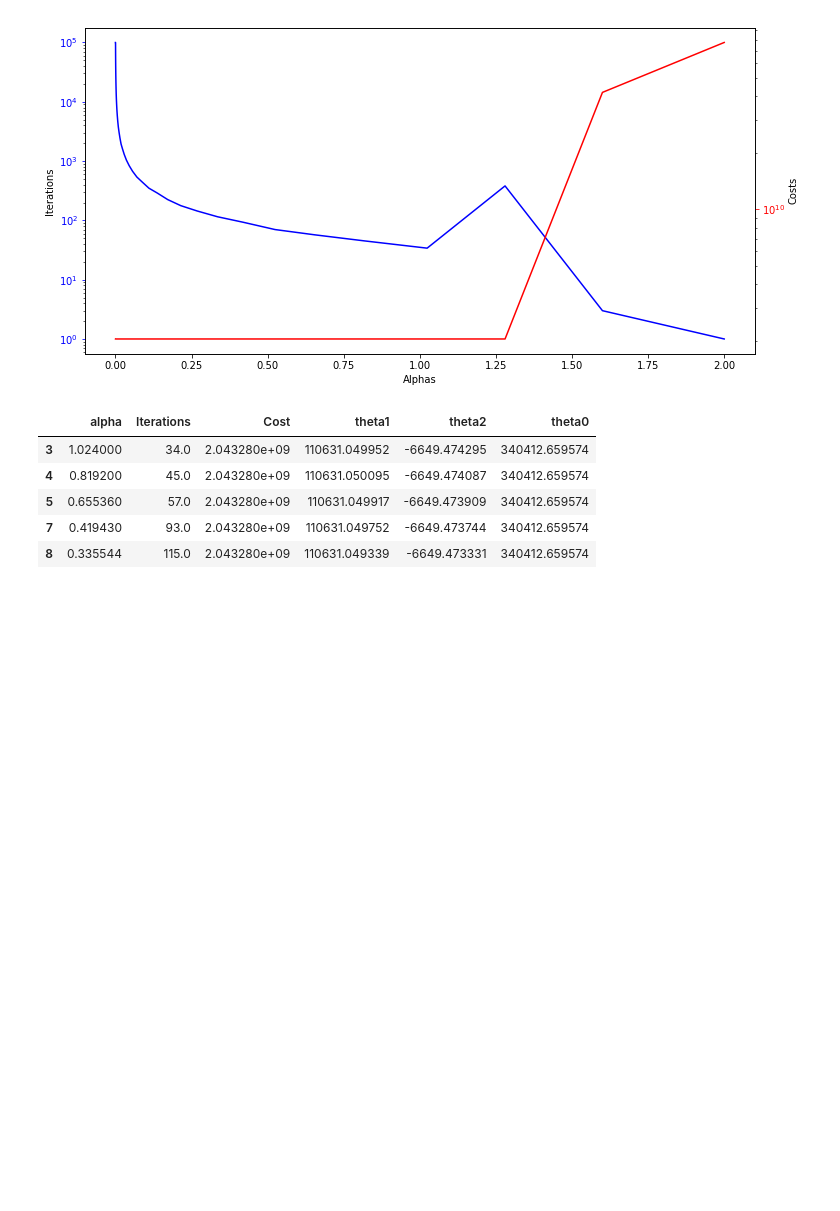
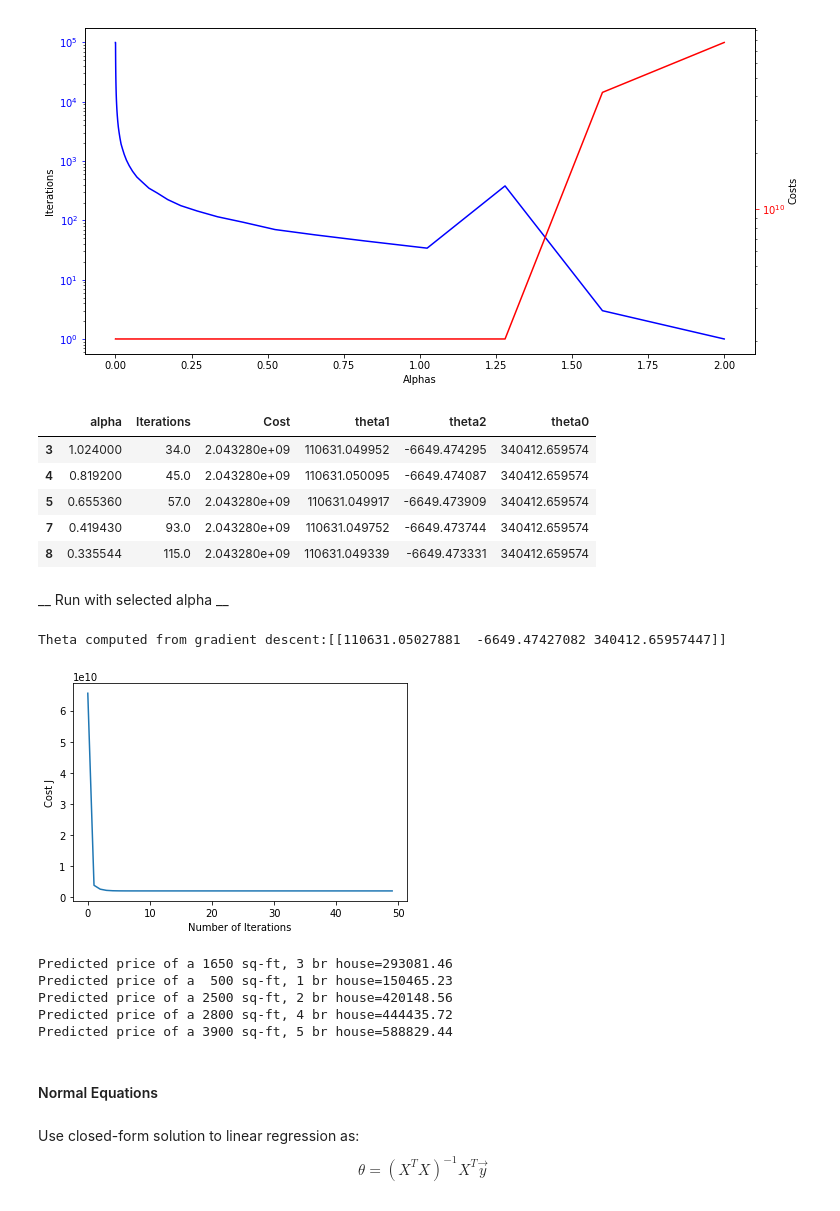
Before and after one commit to fiony/ml-course-andrew-ng, a Jupyter notebook: ex1/Programming Exercise 1-Linear Regression.ipynb, the cells around one changed output. Drawn from its saved outputs; the diff is of its cells as text; code cells hidden in the pictures; blank space fills up the shorter version.

```diff
--- a/ex1/Programming Exercise 1-Linear Regression.ipynb
+++ b/ex1/Programming Exercise 1-Linear Regression.ipynb
@@ -684,3 +684,21 @@ result3.sort_values(by=['Cost','Iterations'])[0:5]
 | 5 | 0.655360 | 57.0 | 2.043280e+09 | 110631.049917 | -6649.473909 | 340412.659574 |
 | 7 | 0.419430 | 93.0 | 2.043280e+09 | 110631.049752 | -6649.473744 | 340412.659574 |
 | 8 | 0.335544 | 115.0 | 2.043280e+09 | 110631.049339 | -6649.473331 | 340412.659574 |
+# %% [markdown]
+__ Run with selected alpha __
+# %%
+alpha = 1.024
+num_iters = 50
+theta = np.zeros((3,1))
+theta_best, J_hist = gradientDescentMulti(X, y, theta, alpha, num_iters)
+# %%
+print('Theta computed from gradient descent:{0}'.format(theta_best.T))
+fig, ax = plt.subplots()
+ax.plot(J_hist.index, J_hist.iloc[:,0])
+ax.set_xlabel('Number of Iterations')
+ax.set_ylabel('Cost J')
+#ax.set_yscale('log')
+plt.show()
+# %% [output]
+Theta computed from gradient descent:[[110631.05027881  -6649.47427082 340412.65957447]]
+[figure, added]
@@ -686,0 +710,15 @@ result3.sort_values(by=['Cost','Iterations'])[0:5]
+# %%
+for i in range(len(y_pred)):
+    print('Predicted price of a {0:4} sq-ft, {1} br house={2:.2f}'.format(
+        new_samples[i][0],new_samples[i][1], y_pred[i][0]))
+# %% [output]
+Predicted price of a 1650 sq-ft, 3 br house=293081.46
+Predicted price of a  500 sq-ft, 1 br house=150465.23
+Predicted price of a 2500 sq-ft, 2 br house=420148.56
+Predicted price of a 2800 sq-ft, 4 br house=444435.72
+Predicted price of a 3900 sq-ft, 5 br house=588829.44
+# %% [markdown]
+#### Normal Equations
+# %% [markdown]
+Use closed-form solution to linear regression as:
+$$\theta=\left(X^TX\right)^{-1}X^T\overrightarrow{y}$$
```
Also changed, not shown: parts of 7 cells of this notebook.
